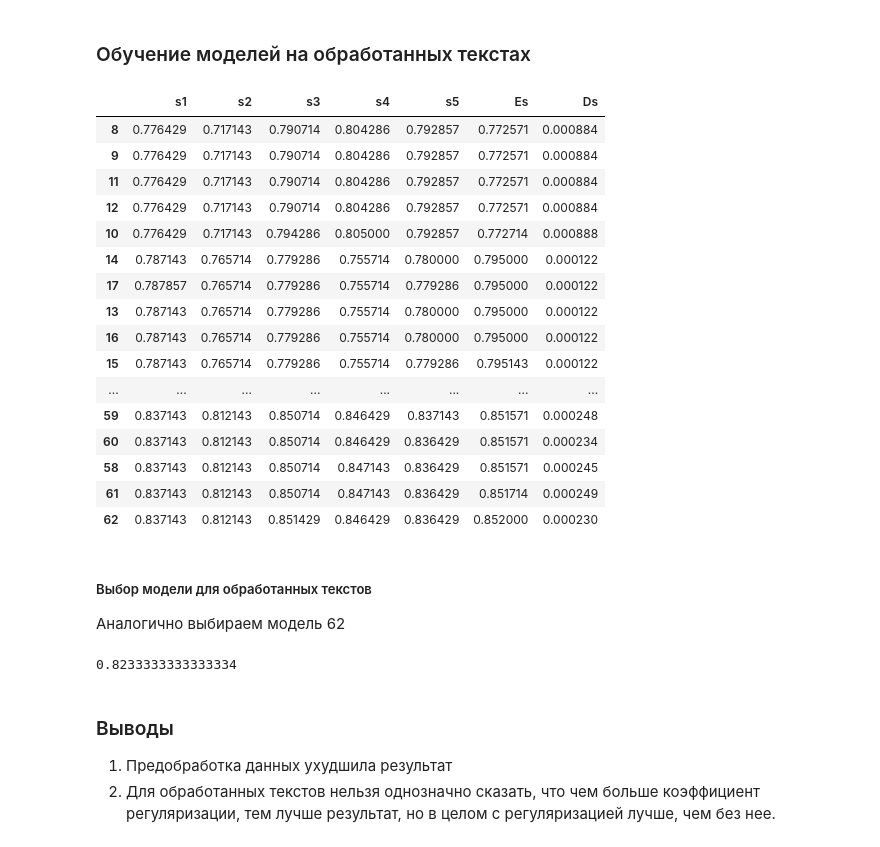
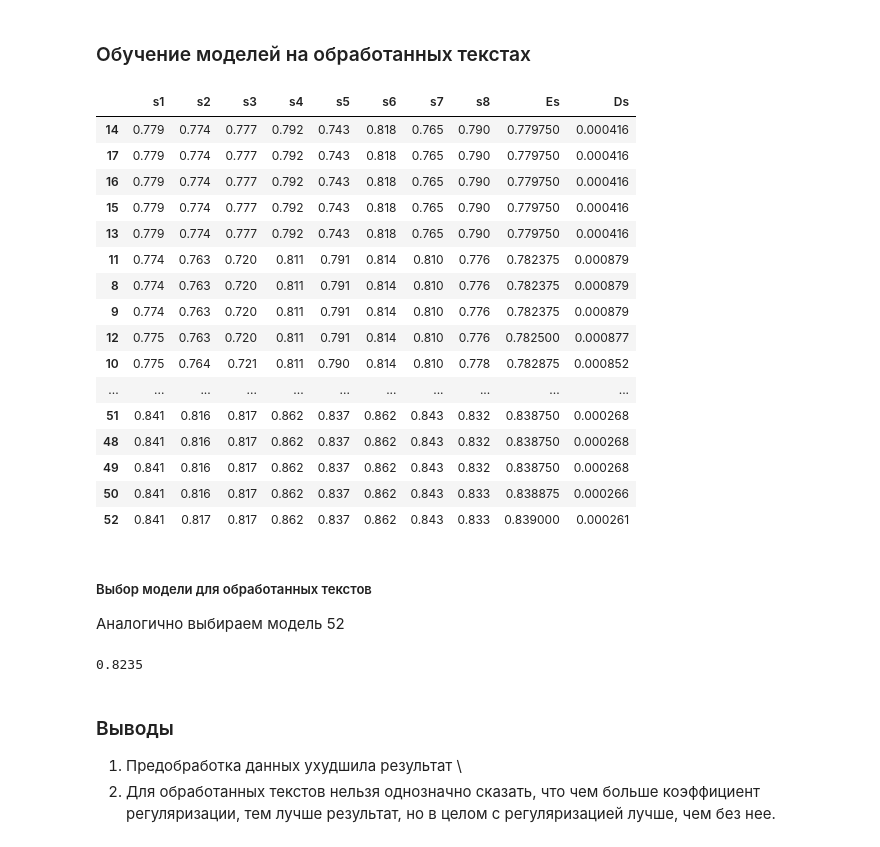
Before and after one commit to vvubbalubba/Task_ISP, a Jupyter notebook: Задание ИСП.ipynb, the cells around one changed output. Drawn from its saved outputs; the diff is of its cells as text; code cells hidden in the pictures.

```diff
--- a/Задание ИСП.ipynb
+++ b/Задание ИСП.ipynb
@@ -129,20 +133,22 @@ df2
 Разобьем полученные выборки на обучающие и тестовые в соотношении 7:3.
 Затем обе обучающие (для обработанных и для необработанных текстов) разобьем на 5 примерно равных частей (фолдов). Далее будем проводить 5-fold кросс-валидацию.
 # %%
+m = int(n / 10 * 8)
+
 # необработанные
-untreated_words_train = untreated_words[:7000]
-untreated_words_test = untreated_words[7000:]
+untreated_words_train = untreated_words[:m]
+untreated_words_test = untreated_words[m:]
 
 # обработанные
-treated_words_train = treated_words[:7000]
-treated_words_test = treated_words[7000:]
+treated_words_train = treated_words[:m]
+treated_words_test = treated_words[m:]
 
 # оценки
-overalls_train = binarized_overalls[:7000]
-overalls_test = binarized_overalls[7000:]
+overalls_train = binarized_overalls[:m]
+overalls_test = binarized_overalls[m:]
 
 from sklearn.model_selection import KFold
-kf = KFold(n_splits=5)
+kf = KFold(n_splits=8)
 
 for train_index, test_index in kf.split(untreated_words_train):
     print("TRAIN_1:", train_index, "TEST_1:", test_index)
@@ -216,12 +229,8 @@ model_params
 # %% [markdown]
 ### Обучение моделей на необработанных текстах
 # %%
-import warnings
-warnings.filterwarnings('ignore')
-from sklearn.linear_model import LogisticRegression
-from sklearn.metrics import accuracy_score
-l = int(len(params))
-s = np.zeros((l, 7))
+l = int(len(params)) # кол-во моделей
+s = np.zeros((l, 10)) # массив для оценок
 
 for i in range(l):
     model = LogisticRegression(penalty = params[i][0],
@@ -238,6 +247,7 @@ for i in range(l):
         prediction = model.predict(x_test)
         s[i][k] = accuracy_score(y_test, prediction)
         k += 1
-    s[i][5] = np.mean(s[i][:5]) # считаем среднее
-    s[i][6] = np.var(s[i][:5]) # считаем дисперсию
+
+    s[i][8] = np.mean(s[i][:8]) # считаем среднее
+    s[i][9] = np.var(s[i][:8]) # считаем дисперсию
 # %%
@@ -285,7 +295,7 @@ print(score)
 # %% [markdown]
 ### Обучение моделей на обработанных текстах
 # %%
-s2 = np.zeros((l, 7))
+s2 = np.zeros((l, 10)) # массив для оценок
 
 for i in range(l):
     model = LogisticRegression(penalty = params[i][0],
@@ -302,34 +312,35 @@ for i in range(l):
         prediction = model.predict(x_test)
         s2[i][k] = accuracy_score(y_test, prediction)
         k += 1
-    s2[i][5] = np.mean(s[i][:5]) # считаем среднее
-    s2[i][6] = np.var(s[i][:5]) # считаем дисперсию
+
+    s2[i][8] = np.mean(s2[i][:8]) # считаем среднее
+    s2[i][9] = np.var(s2[i][:8]) # считаем дисперсию
 # %%
-scores2 = pd.DataFrame(s2, columns = ('s1', 's2', 's3', 's4', 's5', 'Es', 'Ds'))
+scores2 = pd.DataFrame(s2, columns = ('s1', 's2', 's3', 's4', 's5', 's6', 's7', 's8', 'Es', 'Ds'))
 scores2.sort_values(by = 'Es')
 # %% [output]
-|  | s1 | s2 | s3 | s4 | s5 | Es | Ds |
-| 8 | 0.776429 | 0.717143 | 0.790714 | 0.804286 | 0.792857 | 0.772571 | 0.000884 |
-| 9 | 0.776429 | 0.717143 | 0.790714 | 0.804286 | 0.792857 | 0.772571 | 0.000884 |
-| 11 | 0.776429 | 0.717143 | 0.790714 | 0.804286 | 0.792857 | 0.772571 | 0.000884 |
-| 12 | 0.776429 | 0.717143 | 0.790714 | 0.804286 | 0.792857 | 0.772571 | 0.000884 |
-| 10 | 0.776429 | 0.717143 | 0.794286 | 0.805000 | 0.792857 | 0.772714 | 0.000888 |
-| 14 | 0.787143 | 0.765714 | 0.779286 | 0.755714 | 0.780000 | 0.795000 | 0.000122 |
-| 17 | 0.787857 | 0.765714 | 0.779286 | 0.755714 | 0.779286 | 0.795000 | 0.000122 |
-| 13 | 0.787143 | 0.765714 | 0.779286 | 0.755714 | 0.780000 | 0.795000 | 0.000122 |
-| 16 | 0.787143 | 0.765714 | 0.779286 | 0.755714 | 0.780000 | 0.795000 | 0.000122 |
-| 15 | 0.787143 | 0.765714 | 0.779286 | 0.755714 | 0.779286 | 0.795143 | 0.000122 |
-| ... | ... | ... | ... | ... | ... | ... | ... |
-| 59 | 0.837143 | 0.812143 | 0.850714 | 0.846429 | 0.837143 | 0.851571 | 0.000248 |
-| 60 | 0.837143 | 0.812143 | 0.850714 | 0.846429 | 0.836429 | 0.851571 | 0.000234 |
-| 58 | 0.837143 | 0.812143 | 0.850714 | 0.847143 | 0.836429 | 0.851571 | 0.000245 |
-| 61 | 0.837143 | 0.812143 | 0.850714 | 0.847143 | 0.836429 | 0.851714 | 0.000249 |
-| 62 | 0.837143 | 0.812143 | 0.851429 | 0.846429 | 0.836429 | 0.852000 | 0.000230 |
+|  | s1 | s2 | s3 | s4 | s5 | s6 | s7 | s8 | Es | Ds |
+| 14 | 0.779 | 0.774 | 0.777 | 0.792 | 0.743 | 0.818 | 0.765 | 0.790 | 0.779750 | 0.000416 |
+| 17 | 0.779 | 0.774 | 0.777 | 0.792 | 0.743 | 0.818 | 0.765 | 0.790 | 0.779750 | 0.000416 |
+| 16 | 0.779 | 0.774 | 0.777 | 0.792 | 0.743 | 0.818 | 0.765 | 0.790 | 0.779750 | 0.000416 |
+| 15 | 0.779 | 0.774 | 0.777 | 0.792 | 0.743 | 0.818 | 0.765 | 0.790 | 0.779750 | 0.000416 |
+| 13 | 0.779 | 0.774 | 0.777 | 0.792 | 0.743 | 0.818 | 0.765 | 0.790 | 0.779750 | 0.000416 |
+| 11 | 0.774 | 0.763 | 0.720 | 0.811 | 0.791 | 0.814 | 0.810 | 0.776 | 0.782375 | 0.000879 |
+| 8 | 0.774 | 0.763 | 0.720 | 0.811 | 0.791 | 0.814 | 0.810 | 0.776 | 0.782375 | 0.000879 |
+| 9 | 0.774 | 0.763 | 0.720 | 0.811 | 0.791 | 0.814 | 0.810 | 0.776 | 0.782375 | 0.000879 |
+| 12 | 0.775 | 0.763 | 0.720 | 0.811 | 0.791 | 0.814 | 0.810 | 0.776 | 0.782500 | 0.000877 |
+| 10 | 0.775 | 0.764 | 0.721 | 0.811 | 0.790 | 0.814 | 0.810 | 0.778 | 0.782875 | 0.000852 |
+| ... | ... | ... | ... | ... | ... | ... | ... | ... | ... | ... |
+| 51 | 0.841 | 0.816 | 0.817 | 0.862 | 0.837 | 0.862 | 0.843 | 0.832 | 0.838750 | 0.000268 |
+| 48 | 0.841 | 0.816 | 0.817 | 0.862 | 0.837 | 0.862 | 0.843 | 0.832 | 0.838750 | 0.000268 |
+| 49 | 0.841 | 0.816 | 0.817 | 0.862 | 0.837 | 0.862 | 0.843 | 0.832 | 0.838750 | 0.000268 |
+| 50 | 0.841 | 0.816 | 0.817 | 0.862 | 0.837 | 0.862 | 0.843 | 0.833 | 0.838875 | 0.000266 |
+| 52 | 0.841 | 0.817 | 0.817 | 0.862 | 0.837 | 0.862 | 0.843 | 0.833 | 0.839000 | 0.000261 |
 # %% [markdown]
 #####  Выбор модели для обработанных текстов
-Аналогично выбираем модель 62
+Аналогично выбираем модель 52
 # %%
-number2 = 62
+number2 = 52
 model = LogisticRegression(penalty = params[number2][0],
                                C = params[number2][1],
                                class_weight = params[number2][2],
@@ -339,10 +350,10 @@ prediction = model.predict(treated_words_test)
 score = accuracy_score(overalls_test, prediction)
 print(score)
 # %% [output]
-0.8233333333333334
+0.8235
 # %% [markdown]
 ### Выводы
-1) Предобработка данных ухудшила результат
+1) Предобработка данных ухудшила результат \
 2) Для обработанных текстов нельзя однозначно сказать, что чем больше коэффициент регуляризации, тем лучше результат, но в целом с регуляризацией лучше, чем без нее.
 # %% [markdown]
 ### Статистическое сравнение двух лучших моделей
```
Also changed, not shown: parts of 15 cells of this notebook.
